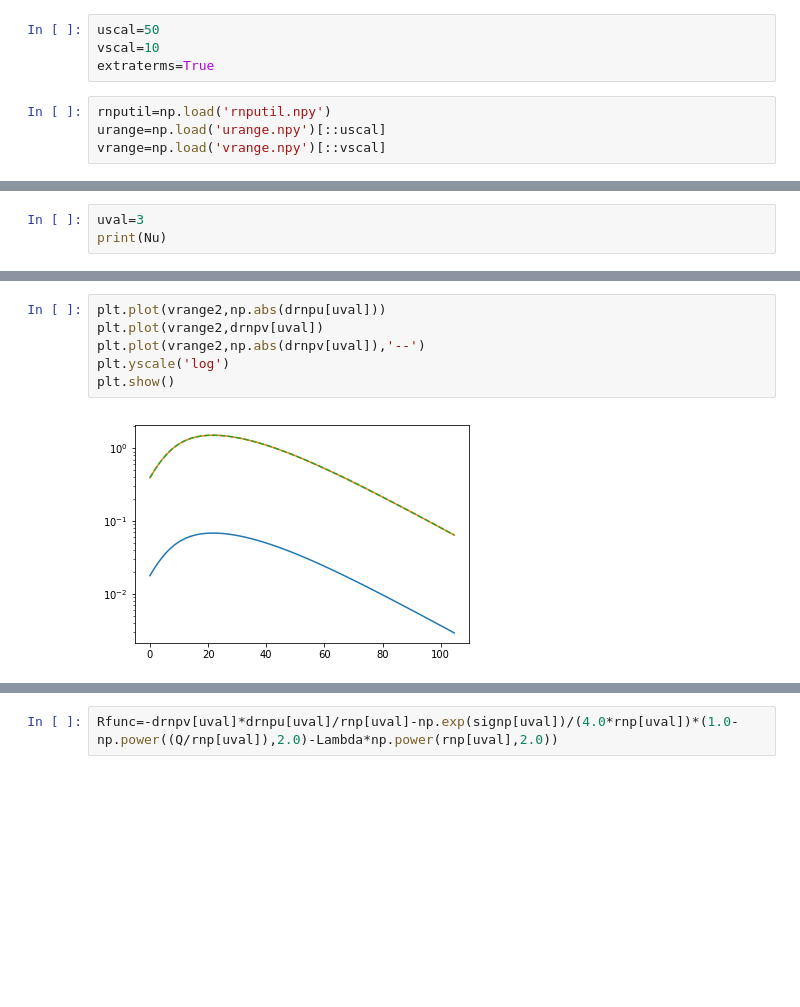
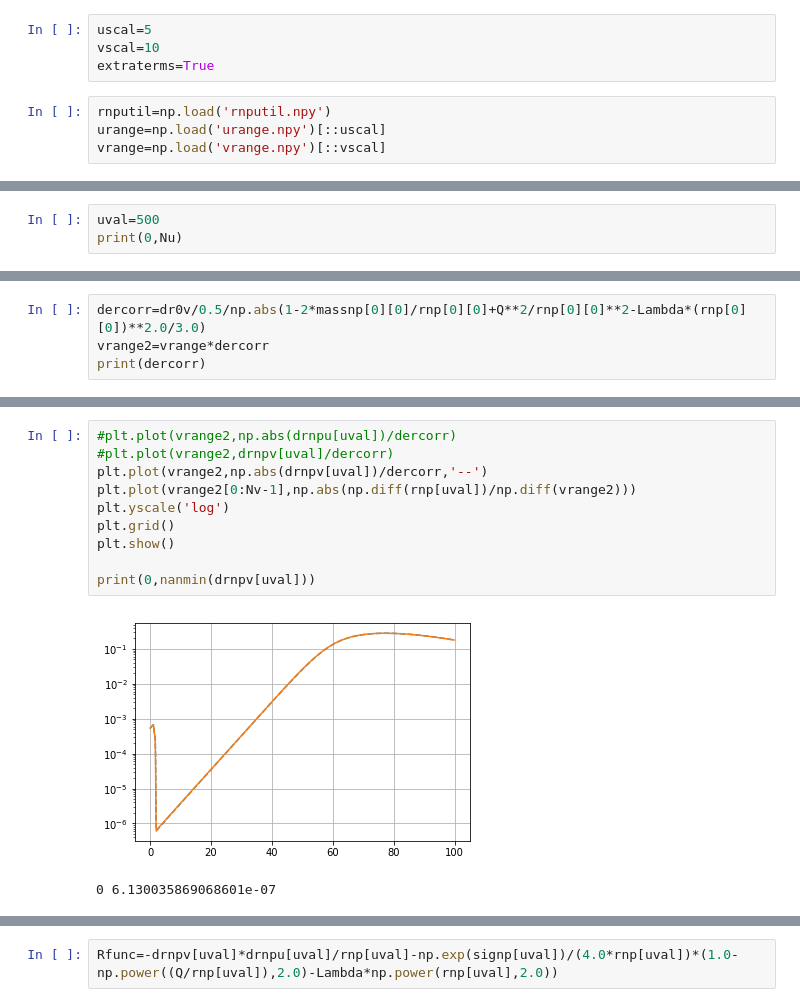
Before and after one commit to bpiotrzkowski/Double-Null-Code, a Jupyter notebook: All Function Checker.ipynb, the cells around one changed output, grey strips where cells are left out. Cells and saved outputs as stored; diff of their text form; blank space fills up the shorter version.

```diff
--- a/All Function Checker.ipynb
+++ b/All Function Checker.ipynb
@@ -16,7 +16,7 @@ import h5py
 
 #!jt -t onedork -cellw 90%
 # %%
-uscal=50
+uscal=5
 vscal=10
 extraterms=True
 # %%
@@ -172,4 +172,4 @@ k+: 0.20486653209365185 k-: 1.3837225159034263 kc: 0.05055593443881179
 # %%
-uval=3
-print(Nu)
+uval=500
+print(0,Nu)
 # %% [output]
@@ -176,0 +177,4 @@ print(Nu)
+# %%
+dercorr=dr0v/0.5/np.abs(1-2*massnp[0][0]/rnp[0][0]+Q**2/rnp[0][0]**2-Lambda*(rnp[0][0])**2.0/3.0)
+vrange2=vrange*dercorr
+print(dercorr)
@@ -221,8 +232,13 @@ print(np.abs(dsignpv[uval][int((v1+v2)/2)]))
 # %%
-plt.plot(vrange2,np.abs(drnpu[uval]))
-plt.plot(vrange2,drnpv[uval])
-plt.plot(vrange2,np.abs(drnpv[uval]),'--')
+#plt.plot(vrange2,np.abs(drnpu[uval])/dercorr)
+#plt.plot(vrange2,drnpv[uval]/dercorr)
+plt.plot(vrange2,np.abs(drnpv[uval])/dercorr,'--')
+plt.plot(vrange2[0:Nv-1],np.abs(np.diff(rnp[uval])/np.diff(vrange2)))
 plt.yscale('log')
+plt.grid()
 plt.show()
+
+print(0,nanmin(drnpv[uval]))
 # %% [output]
-[figure, old version]
+[figure, new version]
+0 6.130035869068601e-07
```
Also changed, not shown: parts of 24 cells of this notebook.
